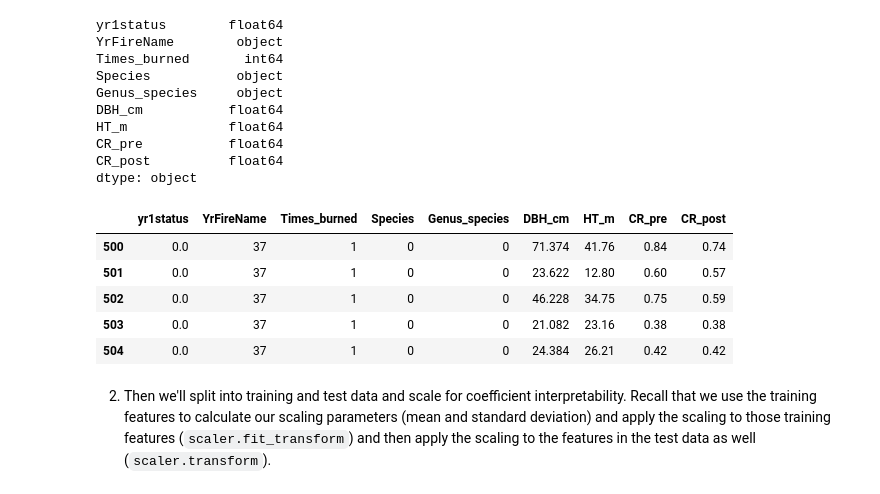
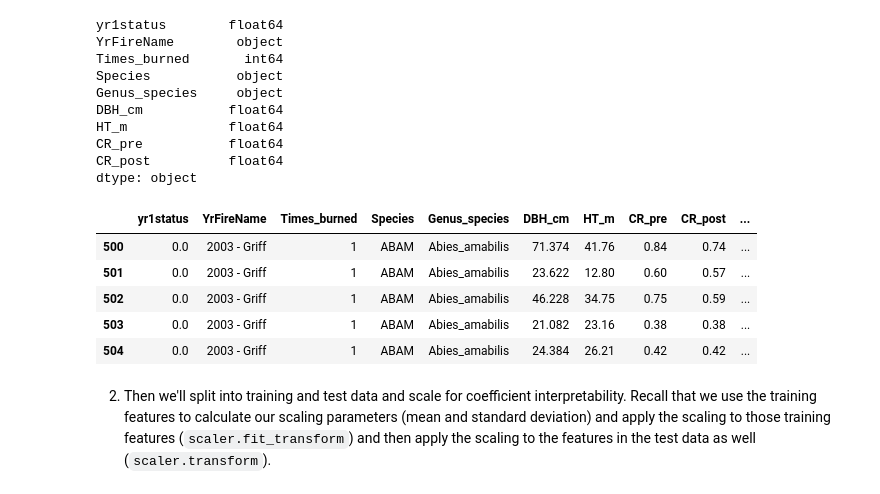
Before and after one commit to evajnewby/EDS232-labs, a Jupyter notebook: Week3/lab3-wildfire.ipynb, the cells around one changed output. Cells and saved outputs as stored; diff of their text form; code cells hidden in the pictures.

```diff
--- a/Week3/lab3-wildfire.ipynb
+++ b/Week3/lab3-wildfire.ipynb
@@ -81,18 +81,18 @@ CR_post          float64
 dtype: object
 # %%
 # Recode categorical predictors to zero-based integer form
-for col in ['Genus_species', 'YrFireName', 'Species']:
-    trees_dat[col],_ = pd.factorize(trees_dat[col], sort=True)
+for col in ['YrFireName', 'Species', 'Genus_species']:
+    trees_dat[f"{col}_int"] = trees_dat[col].astype('category').cat.codes
 
 # Check
 trees_dat.head()
 # %% [output]
-|  | yr1status | YrFireName | Times_burned | Species | Genus_species | DBH_cm | HT_m | CR_pre | CR_post |
-| 500 | 0.0 | 37 | 1 | 0 | 0 | 71.374 | 41.76 | 0.84 | 0.74 |
-| 501 | 0.0 | 37 | 1 | 0 | 0 | 23.622 | 12.80 | 0.60 | 0.57 |
-| 502 | 0.0 | 37 | 1 | 0 | 0 | 46.228 | 34.75 | 0.75 | 0.59 |
-| 503 | 0.0 | 37 | 1 | 0 | 0 | 21.082 | 23.16 | 0.38 | 0.38 |
-| 504 | 0.0 | 37 | 1 | 0 | 0 | 24.384 | 26.21 | 0.42 | 0.42 |
+|  | yr1status | YrFireName | Times_burned | Species | Genus_species | DBH_cm | HT_m | CR_pre | CR_post | ... |
+| 500 | 0.0 | 2003 - Griff | 1 | ABAM | Abies_amabilis | 71.374 | 41.76 | 0.84 | 0.74 | ... |
+| 501 | 0.0 | 2003 - Griff | 1 | ABAM | Abies_amabilis | 23.622 | 12.80 | 0.60 | 0.57 | ... |
+| 502 | 0.0 | 2003 - Griff | 1 | ABAM | Abies_amabilis | 46.228 | 34.75 | 0.75 | 0.59 | ... |
+| 503 | 0.0 | 2003 - Griff | 1 | ABAM | Abies_amabilis | 21.082 | 23.16 | 0.38 | 0.38 | ... |
+| 504 | 0.0 | 2003 - Griff | 1 | ABAM | Abies_amabilis | 24.384 | 26.21 | 0.42 | 0.42 | ... |
 # %% [markdown]
 2. Then we'll split into training and test data and scale for coefficient interpretability.  Recall that we use the training features to calculate our scaling parameters (mean and standard deviation) and apply the scaling to those training features (`scaler.fit_transform`) and then apply the scaling to the features in the test data as well (`scaler.transform`).
 # %%
```
Also changed, not shown: parts of 15 cells of this notebook.
